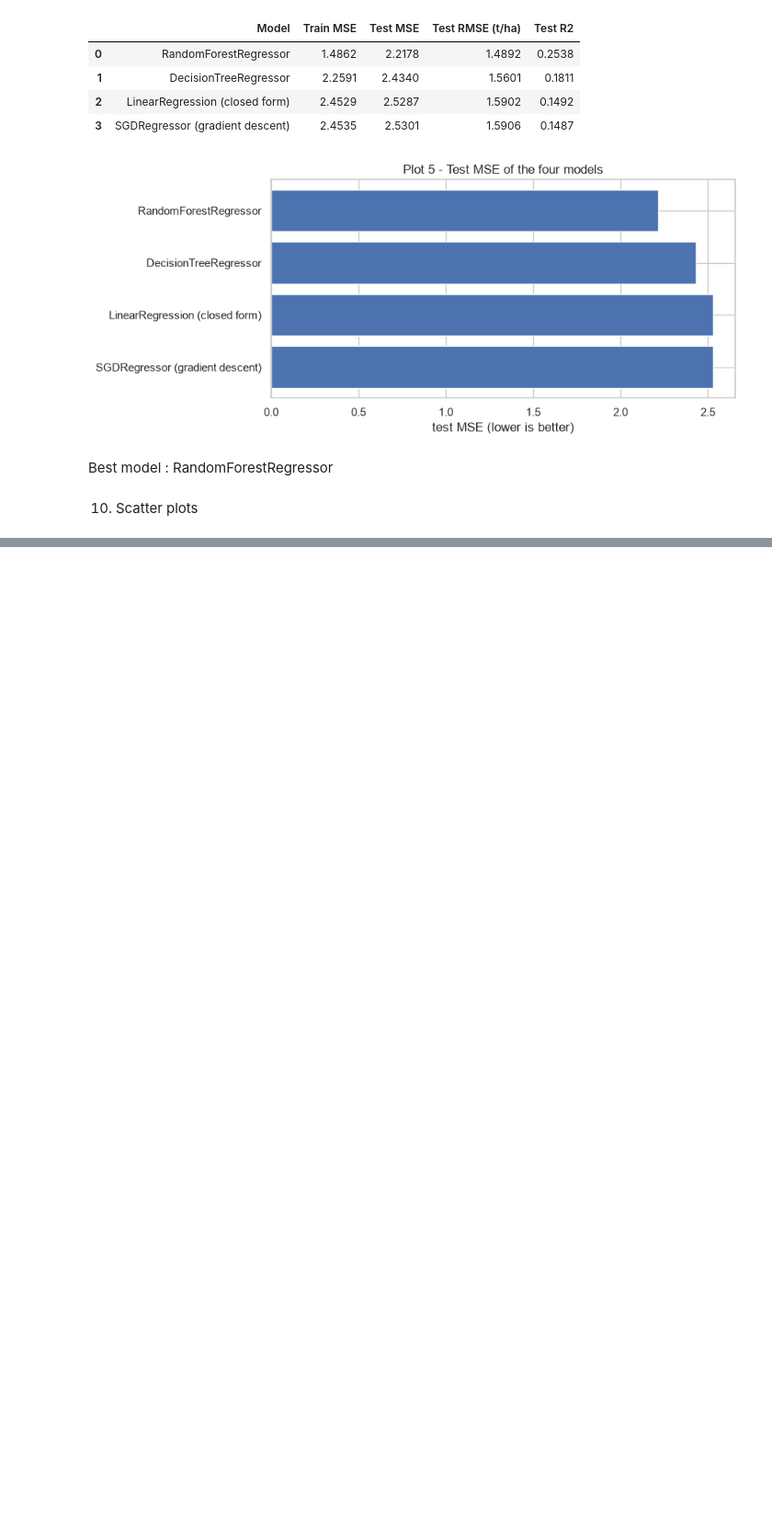
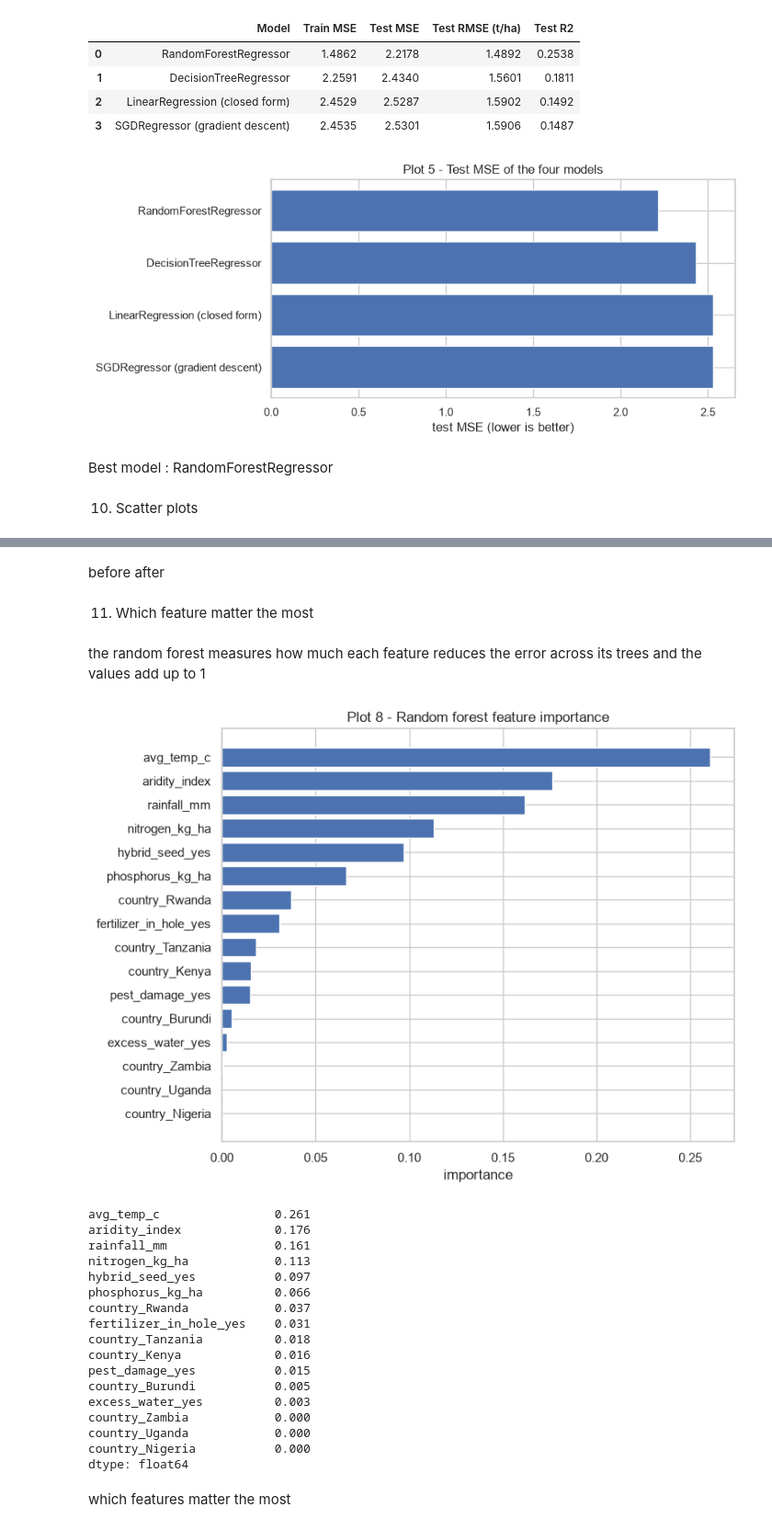
Before and after one commit to lilianeuwase2/linear_regression_model, a Jupyter notebook: summative/linear_regression/multivariate.ipynb, the cells around one changed output, grey strips where cells are left out. Shown at 92% size. Saved outputs shown, nothing was run; the diff lists cells and outputs as text; code cells hidden in the pictures; blank space fills up the shorter version.

```diff
--- a/summative/linear_regression/multivariate.ipynb
+++ b/summative/linear_regression/multivariate.ipynb
@@ -553,0 +603,39 @@ Best model : RandomForestRegressor
+# %% [markdown]
+before
+after
+# %% [markdown]
+11. Which feature matter the most
+# %% [markdown]
+the random forest measures how much each feature reduces the error across its trees and the values add up to 1
+# %%
+importance = pd.Series(forest.feature_importances_, index=feature_names).sort_values()
+
+plt.figure(figsize=(8, 6))
+plt.barh(importance.index, importance.values)
+plt.xlabel("importance")
+plt.title("Plot 8 - Random forest feature importance")
+plt.tight_layout()
+plt.show()
+
+importance.sort_values(ascending=False).round(3)
+# %% [output]
+[figure, added]
+avg_temp_c                0.261
+aridity_index             0.176
+rainfall_mm               0.161
+nitrogen_kg_ha            0.113
+hybrid_seed_yes           0.097
+phosphorus_kg_ha          0.066
+country_Rwanda            0.037
+fertilizer_in_hole_yes    0.031
+country_Tanzania          0.018
+country_Kenya             0.016
+pest_damage_yes           0.015
+country_Burundi           0.005
+excess_water_yes          0.003
+country_Zambia            0.000
+country_Uganda            0.000
+country_Nigeria           0.000
+dtype: float64
+# %% [markdown]
+which features matter the most
```
Also changed, not shown: parts of 4 cells of this notebook.
